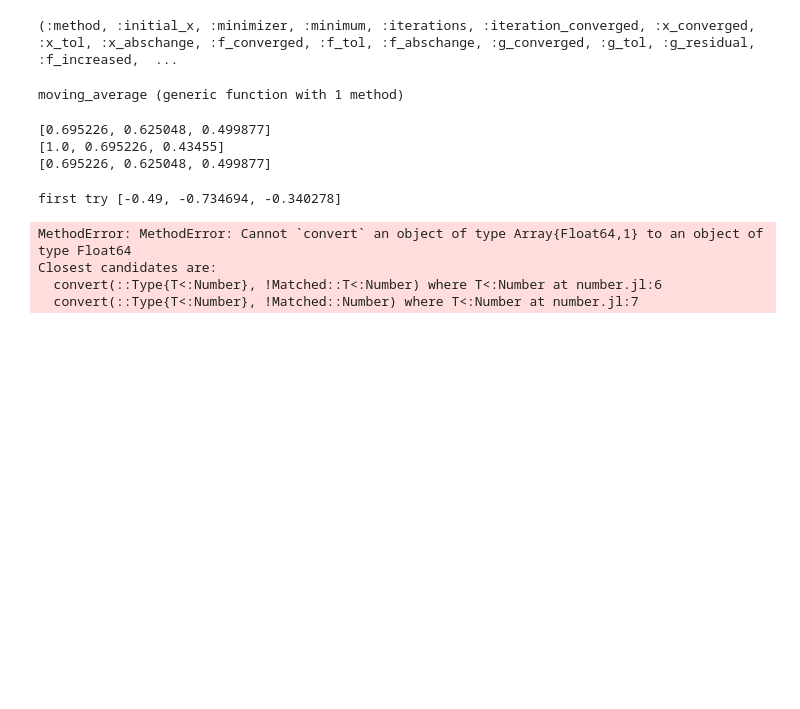
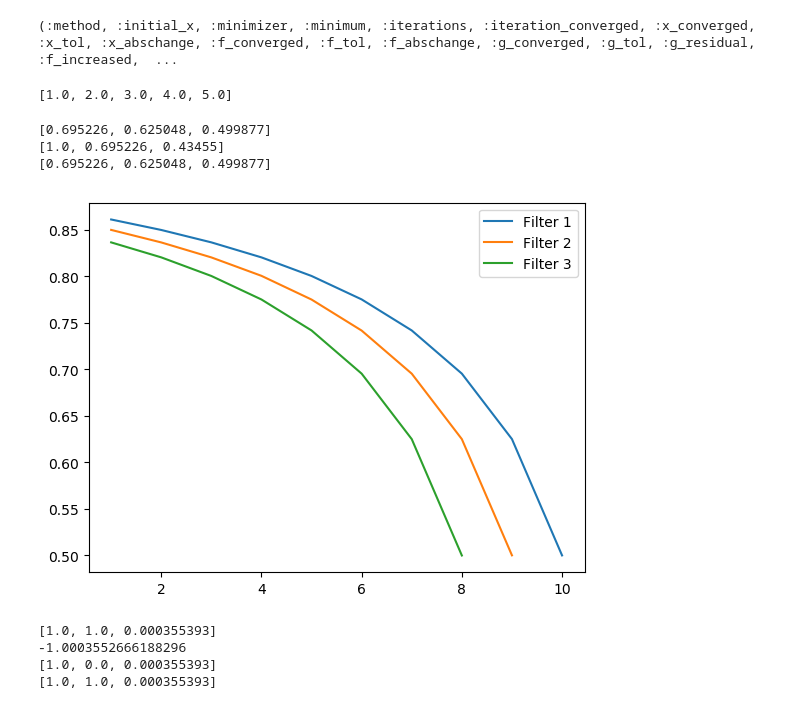
Before and after one commit to ericschulman/ecommerce_scraper, a Jupyter notebook: model/test_1.ipynb, the cells around one changed output. Cells and saved outputs as stored; diff of their text form; code cells hidden in the pictures; blank space fills up the shorter version.

```diff
--- a/model/test_1.ipynb
+++ b/model/test_1.ipynb
@@ -22,17 +17,19 @@ fieldnames(typeof(res))
 X = [1, 2, 3, 4, 5]
 L = 3
 
-function moving_average(x,l)
+function ma(x,l)
     N= length(x)
-    h = zeros(N, N - l + 1)
+    h = zeros( N - l + 1, N)
     for i =1:(N-l+1)
-        println(i)
-        h[i:i+l-1,i] = 1/l*ones(l)
+        h[i,i:i+l-1] = 1/l*ones(l)
     end
-    return h
+    return h*x
 end
+
+
+print(ma(X,1))
 # %% [output]
-moving_average (generic function with 1 method)
+[1.0, 2.0, 3.0, 4.0, 5.0]
 # %%
 function no_win(p,g)
     l = length(p)
@@ -66,30 +63,59 @@ println(f1(res.minimizer))
 [0.695226, 0.625048, 0.499877]
 [1.0, 0.695226, 0.43455]
 [0.695226, 0.625048, 0.499877]
+# %%
+function create_plot(n,l,u,g)
+    p0 = .5*ones(n)
+    for i=1:l
+        obj(p) = create_obj(u,g)(p)
+        obj_avg(p) = obj(ma(p,i))
+        res = optimize(obj_avg,p0)
+        ps = ma(res.minimizer,i)
+        xs = collect(1:length(ps))
+        plot(xs, ps, label="Filter $(i)")
+    end
+    legend()
+    show()
+end
+
+
+f1(p) = clamp!(p,0, 1)
+u1(p,g) = sum(p.*(ones(size(p)) - g(p)).*no_win(p,g))
+create_plot(10,3,u1,f1)
+# %% [output]
+[figure, added]
 # %%
 function update_beliefs(p,g)
     l = length(p)
     gs = g(p)
-    result = gs
+    result = gs[:]
     for i = 2:l
-        result[i] = Int( p[i] <= minimum(p[1:i-1]) )*result[i]/gs[i-1]
+        result[i] = Int( p[i] < minimum(p[1:i-1]) )*result[i]/gs[i-1]
     end
-    return result
+    return result[:]
 end
 
+
 P = [.7, .6, .5]
-u2(p,g) = p .* update_beliefs(p,g)
-obj2(p) = -1*u2(p,f1)
-println("first try ", obj2(P))
+
+function create_obj(u,g)
+    obj(p) = -1*u(p,g)
+    return obj
+end
+
+
+
+f1(p) = clamp!(p,0, 1)
+u2(p,g) = sum(p .*(ones(size(p))- update_beliefs(p,g)))
+
+
+res2 = optimize(create_obj(u2,f1),[7.,4.,0.])
+println(res2.minimizer)
+println(obj2(res2.minimizer))
+println(update_beliefs(res2.minimizer,f1))
+println(f1(res2.minimizer))
 # %% [output]
-first try [-0.49, -0.734694, -0.340278]
+[1.0, 1.0, 0.000355393]
+-1.0003552666188296
+[1.0, 0.0, 0.000355393]
+[1.0, 1.0, 0.000355393]
-# %%
-res2 = optimize(obj2,[.5,.4,.3])
-println(res2.minimizer)
-print(obj2(res2.minimizer))
-print(f1(res2.minimizer))
-# %% [output]
-MethodError: MethodError: Cannot `convert` an object of type Array{Float64,1} to an object of type Float64
-Closest candidates are:
-  convert(::Type{T<:Number}, !Matched::T<:Number) where T<:Number at number.jl:6
-  convert(::Type{T<:Number}, !Matched::Number) where T<:Number at number.jl:7
```
Also changed, not shown: parts of 1 cell of this notebook.
